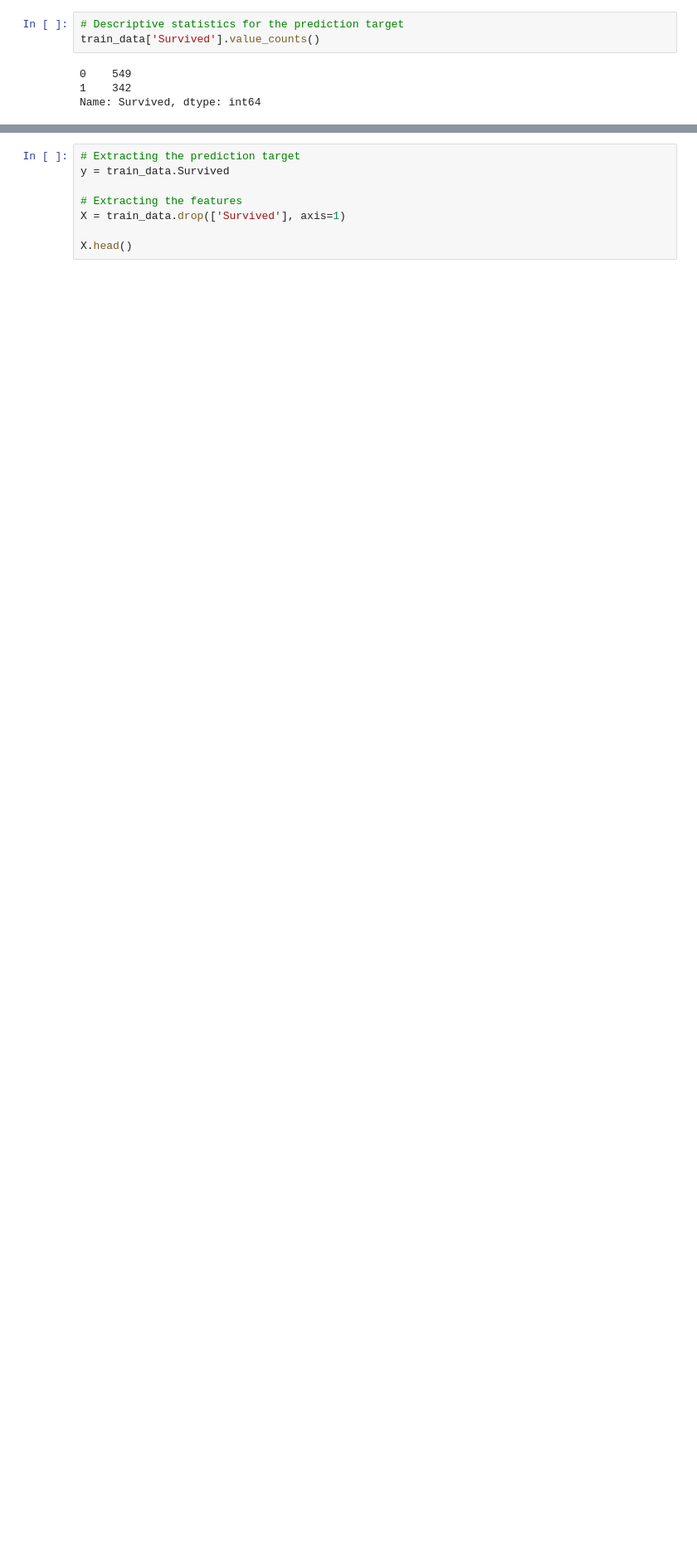
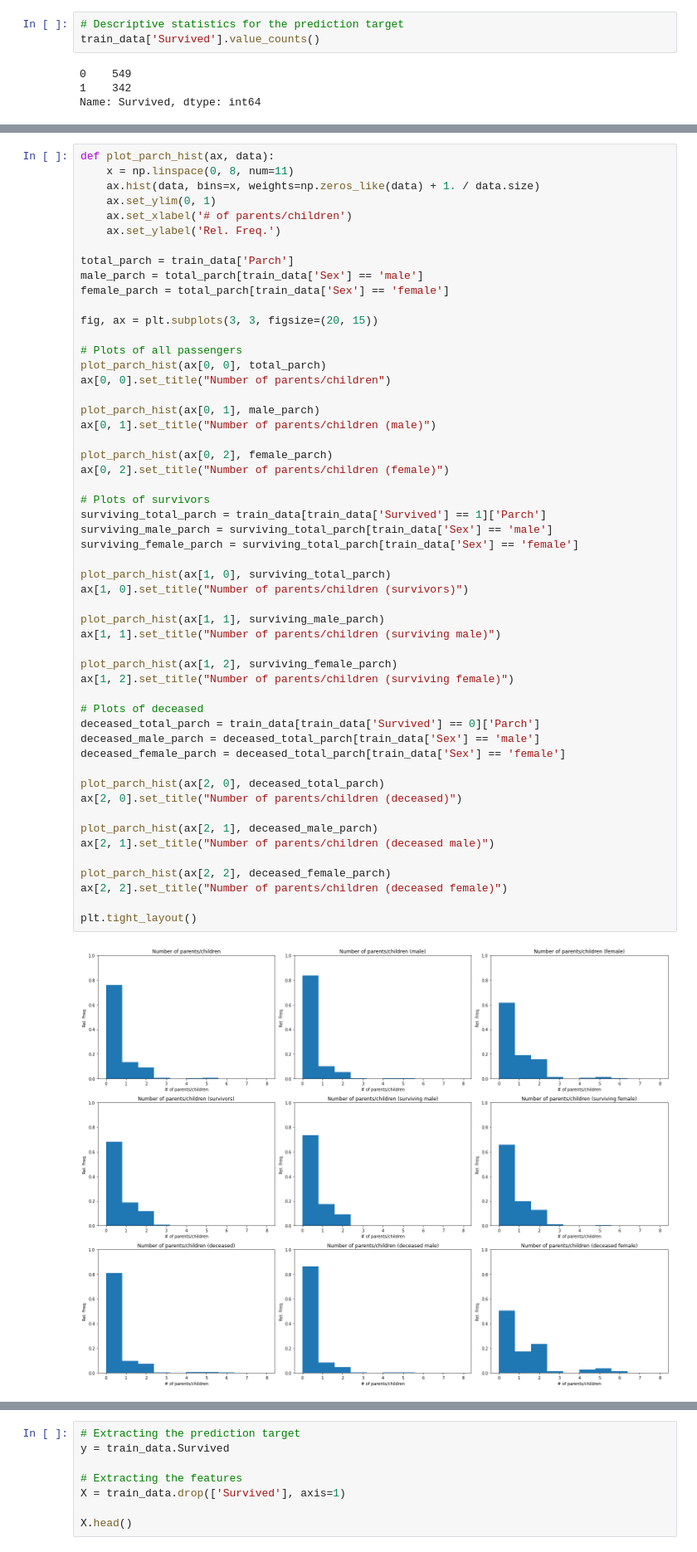
Before and after one commit to zhihil/data-science-notebooks, a Jupyter notebook: titanic/note-1.ipynb, the cells around one changed output, grey strips where cells are left out. Shown: that part at 83% size. Cells and saved outputs as stored; diff of their text form; blank space fills up the shorter version.

```diff
--- a/titanic/note-1.ipynb
+++ b/titanic/note-1.ipynb
@@ -74,0 +256,55 @@ print("% of men who survived:", rate_men)
+# %%
+def plot_parch_hist(ax, data):
+    x = np.linspace(0, 8, num=11)
+    ax.hist(data, bins=x, weights=np.zeros_like(data) + 1. / data.size)
+    ax.set_ylim(0, 1)
+    ax.set_xlabel('# of parents/children')
+    ax.set_ylabel('Rel. Freq.')
+
+total_parch = train_data['Parch']
+male_parch = total_parch[train_data['Sex'] == 'male']
+female_parch = total_parch[train_data['Sex'] == 'female']
+
+fig, ax = plt.subplots(3, 3, figsize=(20, 15))
+
+# Plots of all passengers
+plot_parch_hist(ax[0, 0], total_parch)
+ax[0, 0].set_title("Number of parents/children")
+
+plot_parch_hist(ax[0, 1], male_parch)
+ax[0, 1].set_title("Number of parents/children (male)")
+
+plot_parch_hist(ax[0, 2], female_parch)
+ax[0, 2].set_title("Number of parents/children (female)")
+
+# Plots of survivors
+surviving_total_parch = train_data[train_data['Survived'] == 1]['Parch']
+surviving_male_parch = surviving_total_parch[train_data['Sex'] == 'male']
+surviving_female_parch = surviving_total_parch[train_data['Sex'] == 'female']
+
+plot_parch_hist(ax[1, 0], surviving_total_parch)
+ax[1, 0].set_title("Number of parents/children (survivors)")
+
+plot_parch_hist(ax[1, 1], surviving_male_parch)
+ax[1, 1].set_title("Number of parents/children (surviving male)")
+
+plot_parch_hist(ax[1, 2], surviving_female_parch)
+ax[1, 2].set_title("Number of parents/children (surviving female)")
+
+# Plots of deceased
+deceased_total_parch = train_data[train_data['Survived'] == 0]['Parch']
+deceased_male_parch = deceased_total_parch[train_data['Sex'] == 'male']
+deceased_female_parch = deceased_total_parch[train_data['Sex'] == 'female']
+
+plot_parch_hist(ax[2, 0], deceased_total_parch)
+ax[2, 0].set_title("Number of parents/children (deceased)")
+
+plot_parch_hist(ax[2, 1], deceased_male_parch)
+ax[2, 1].set_title("Number of parents/children (deceased male)")
+
+plot_parch_hist(ax[2, 2], deceased_female_parch)
+ax[2, 2].set_title("Number of parents/children (deceased female)")
+
+plt.tight_layout()
+# %% [output]
+[figure, added]
```
Also changed, not shown: parts of 19 cells of this notebook.
